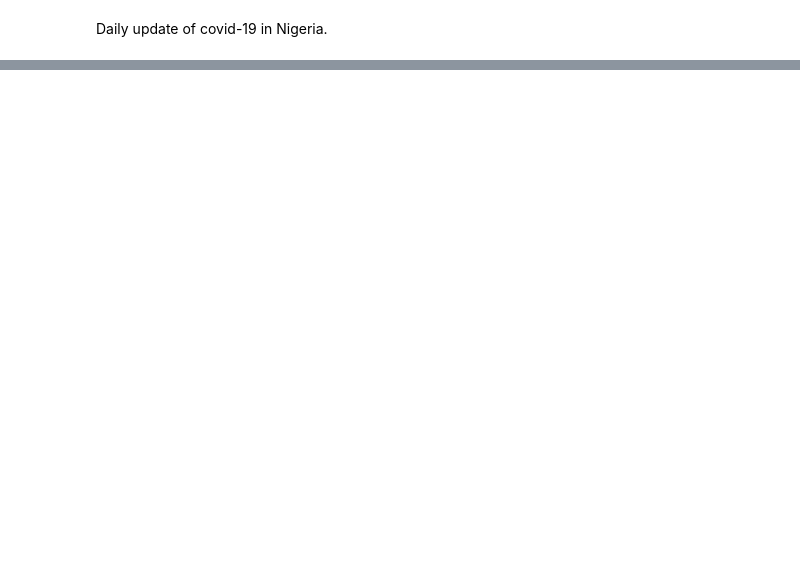
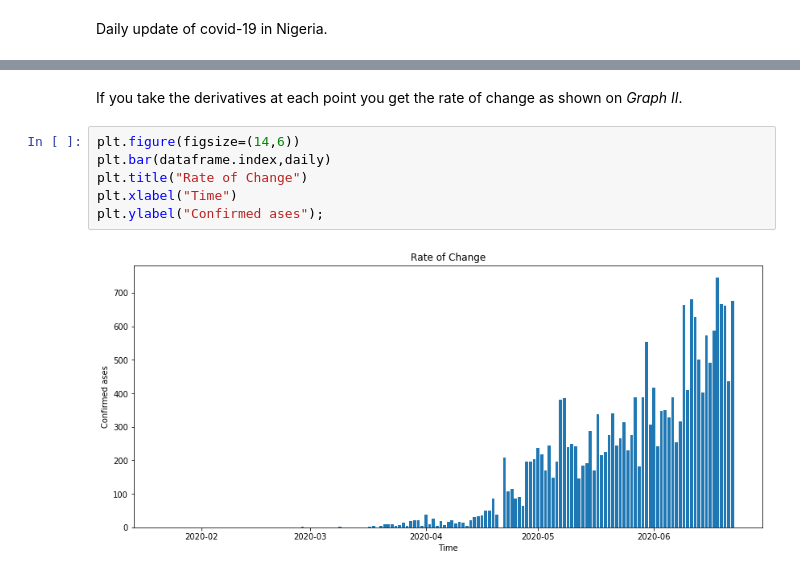
Before and after one commit to EteimZ/Covid-19_prediction_in_Nigeria, a Jupyter notebook: Covid-19.ipynb, the cells around one changed output, grey strips where cells are left out. Drawn from its saved outputs; the diff is of its cells as text; blank space fills up the shorter version.

```diff
--- a/Covid-19.ipynb
+++ b/Covid-19.ipynb
@@ -24,0 +83,10 @@ Pandemics like covid-19 grow at an exponential rate. The Graph below shows the T
+# %% [markdown]
+If you take the derivatives at each point you get the rate of change as shown on *Graph II*.
+# %%
+plt.figure(figsize=(14,6))
+plt.bar(dataframe.index,daily)
+plt.title("Rate of Change")
+plt.xlabel("Time")
+plt.ylabel("Confirmed ases");
+# %% [output]
+[figure, added]
```
Also changed, not shown: parts of 24 cells of this notebook, 1 other file.
